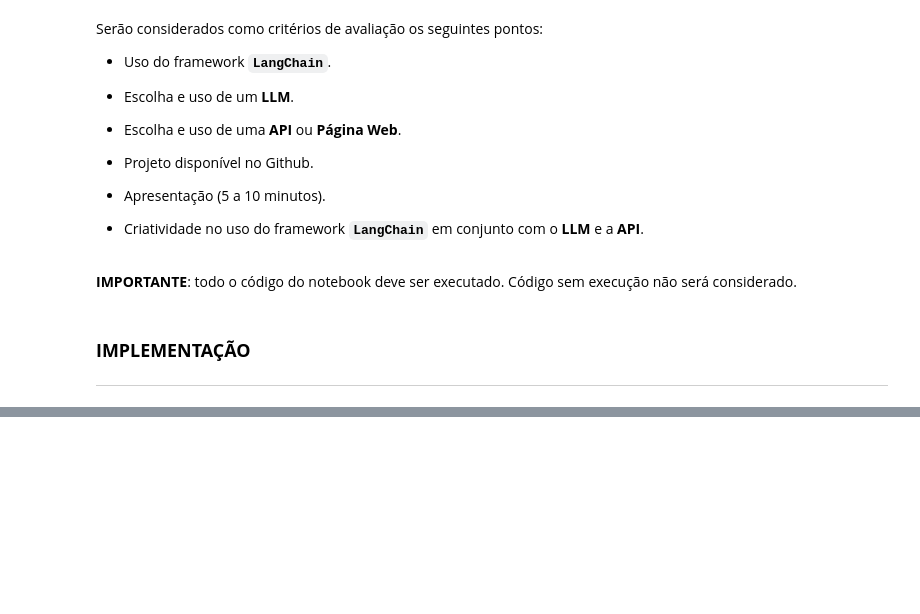
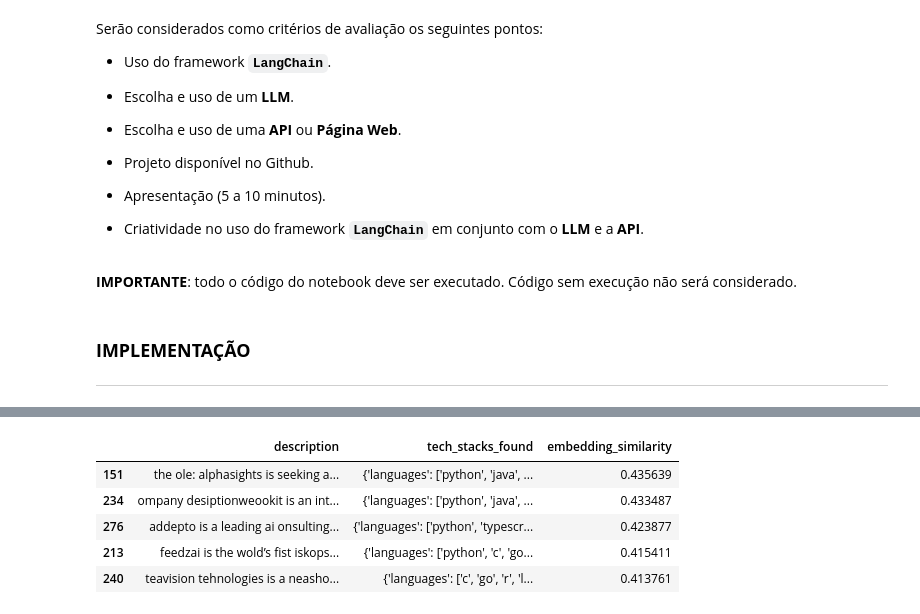
Before and after one commit to Netreck/HireMatch-AI, a Jupyter notebook: notebook/2025_Q3_PLN_PROJETO_PRÁTICO.ipynb, the cells around one changed output, grey strips where cells are left out. Cells and saved outputs as stored; diff of their text form; code cells hidden in the pictures; blank space fills up the shorter version.

```diff
--- a/notebook/2025_Q3_PLN_PROJETO_PRÁTICO.ipynb
+++ b/notebook/2025_Q3_PLN_PROJETO_PRÁTICO.ipynb
@@ -124,0 +1138,27 @@ except ConfigError as exc:
+# %%
+import pandas as pd
+from sklearn.metrics.pairwise import cosine_similarity
+import numpy as np
+
+# df_original é o seu df atual
+df_original = df.copy()
+
+# Calcula similaridade
+df_original["embedding_similarity"] = df_original["embedding"].apply(
+    lambda v: float(cosine_similarity(
+        np.array(curriculo_emb).reshape(1, -1),
+        np.array(v).reshape(1, -1)
+    )[0][0])
+)
+
+# Ordena pela similaridade (desc)
+df_sorted = df_original.sort_values(by="embedding_similarity", ascending=False)
+
+df_sorted[["description", "tech_stacks_found", "embedding_similarity"]].head()
+# %% [output]
+|  | description | tech_stacks_found | embedding_similarity |
+| 151 | the ole: alphasights is seeking a... | {'languages': ['python', 'java', ... | 0.435639 |
+| 234 | ompany desiptionweookit is an int... | {'languages': ['python', 'java', ... | 0.433487 |
+| 276 | addepto is a leading ai onsulting... | {'languages': ['python', 'typescr... | 0.423877 |
+| 213 | feedzai is the wold’s fist iskops... | {'languages': ['python', 'c', 'go... | 0.415411 |
+| 240 | teavision tehnologies is a neasho... | {'languages': ['c', 'go', 'r', 'l... | 0.413761 |
```
Also changed, not shown: parts of 45 cells of this notebook.
